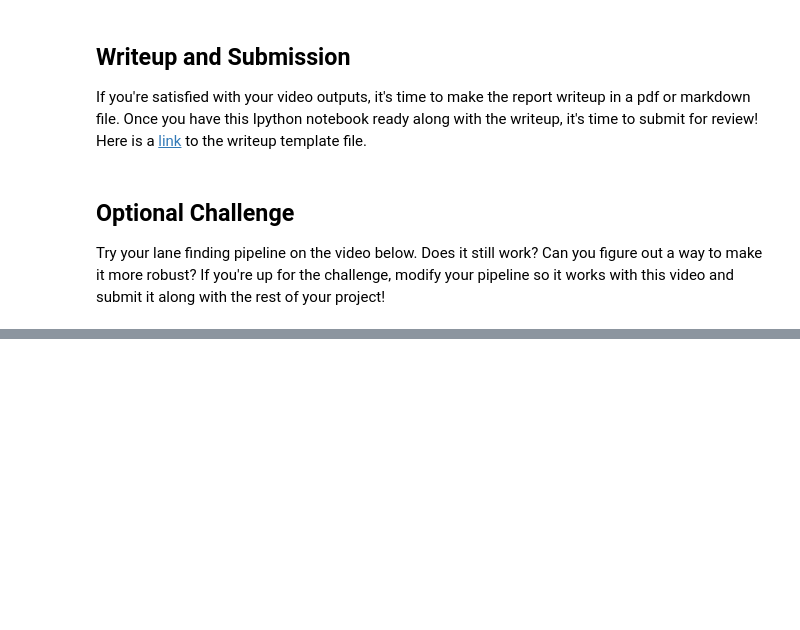
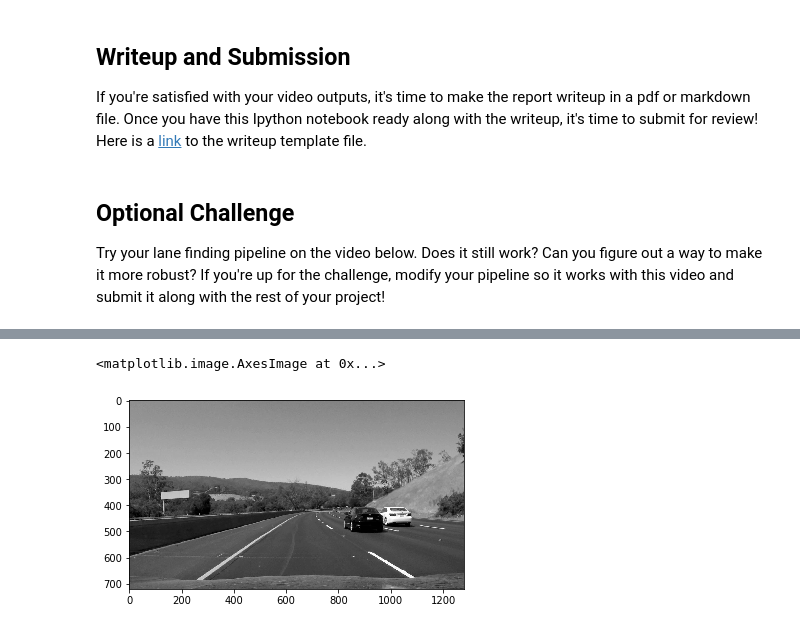
Before and after one commit to kkalera/CarND-LaneLines-P1, a Jupyter notebook: P1.ipynb, the cells around one changed output, grey strips where cells are left out. Drawn from its saved outputs; the diff is of its cells as text; code cells hidden in the pictures; blank space fills up the shorter version.

```diff
--- a/P1.ipynb
+++ b/P1.ipynb
@@ -573,0 +546,7 @@ def process_image_connected(image):
+# %%
+# Convert to grayscale
+gray = grayscale(test_image)
+plt.imshow(gray, cmap="gray")
+# %% [output]
+<matplotlib.image.AxesImage at 0x...>
+[figure, added]
```
Also changed, not shown: parts of 15 cells of this notebook, 4 other files.
